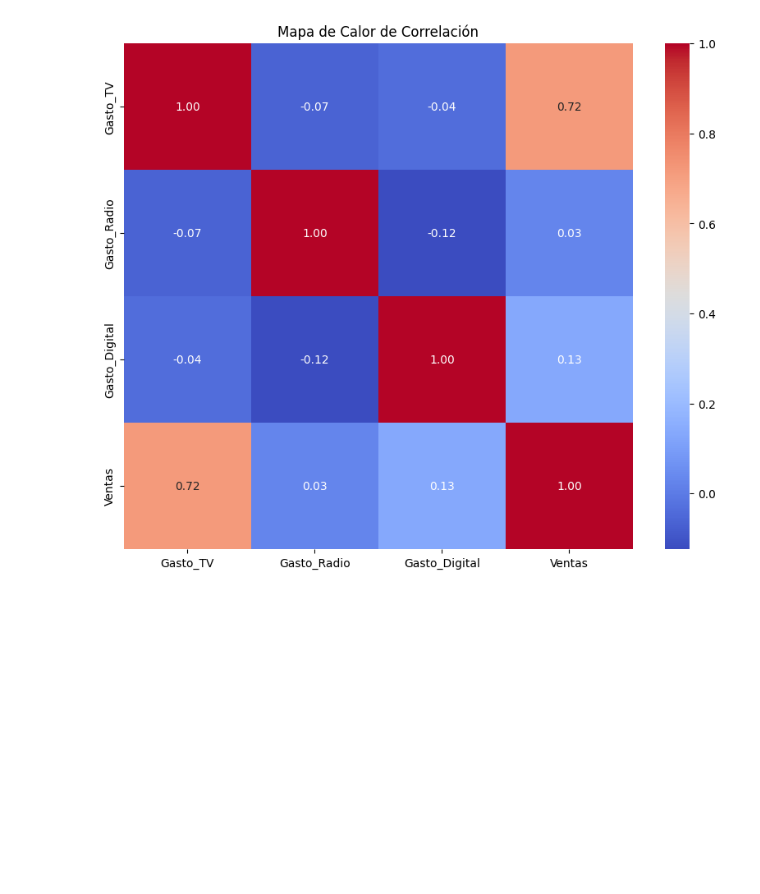
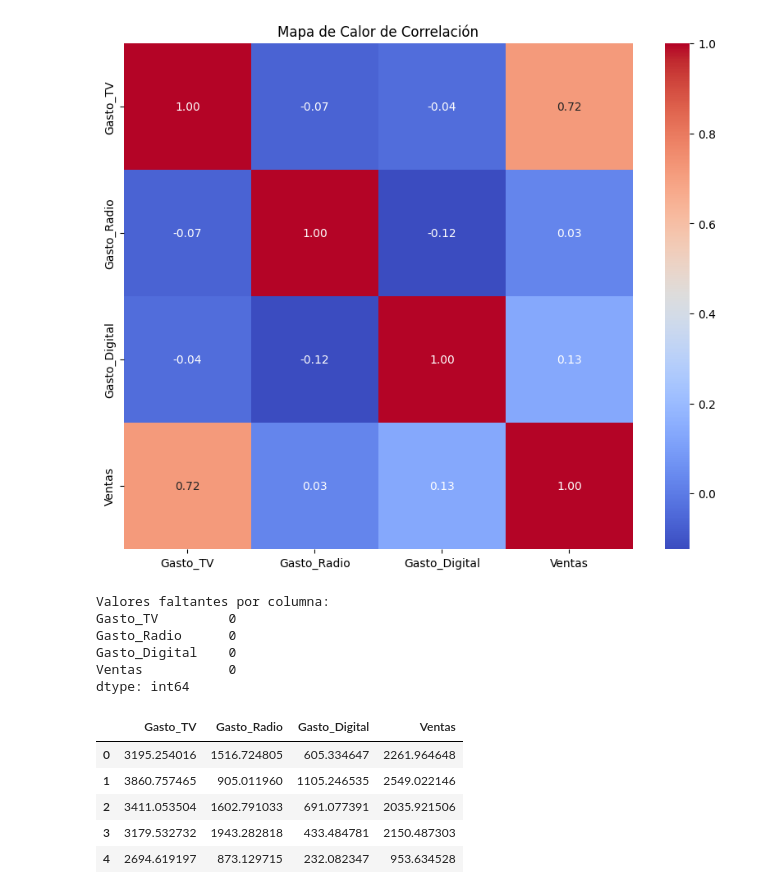
Before and after one commit to fpabi/Tareas, a Jupyter notebook: Tarea_19_Regresión_lineal.ipynb, the cells around one changed output. Drawn from its saved outputs; the diff is of its cells as text; code cells hidden in the pictures; blank space fills up the shorter version.

Commit message:
Se buscaron valores faltantes y se creo una copia el data frame para normalizarlo y poder trabajar con eso

```diff
--- a/Tarea_19_Regresión_lineal.ipynb
+++ b/Tarea_19_Regresión_lineal.ipynb
@@ -58,3 +58,14 @@ plt.title('Mapa de Calor de Correlación')
 plt.show()
 # %% [output]
 [figure]
+# %%
+valores_faltantes = marketing.isnull().sum()
+print("Valores faltantes por columna:")
+print(valores_faltantes)
+# %% [output]
+Valores faltantes por columna:
+Gasto_TV         0
+Gasto_Radio      0
+Gasto_Digital    0
+Ventas           0
+dtype: int64
@@ -60,0 +85,9 @@ plt.show()
+# %%
+marketing.head()
+# %% [output]
+|  | Gasto_TV | Gasto_Radio | Gasto_Digital | Ventas |
+| 0 | 3195.254016 | 1516.724805 | 605.334647 | 2261.964648 |
+| 1 | 3860.757465 | 905.011960 | 1105.246535 | 2549.022146 |
+| 2 | 3411.053504 | 1602.791033 | 691.077391 | 2035.921506 |
+| 3 | 3179.532732 | 1943.282818 | 433.484781 | 2150.487303 |
+| 4 | 2694.619197 | 873.129715 | 232.082347 | 953.634528 |
```
Also changed, not shown: parts of 2 cells of this notebook.
